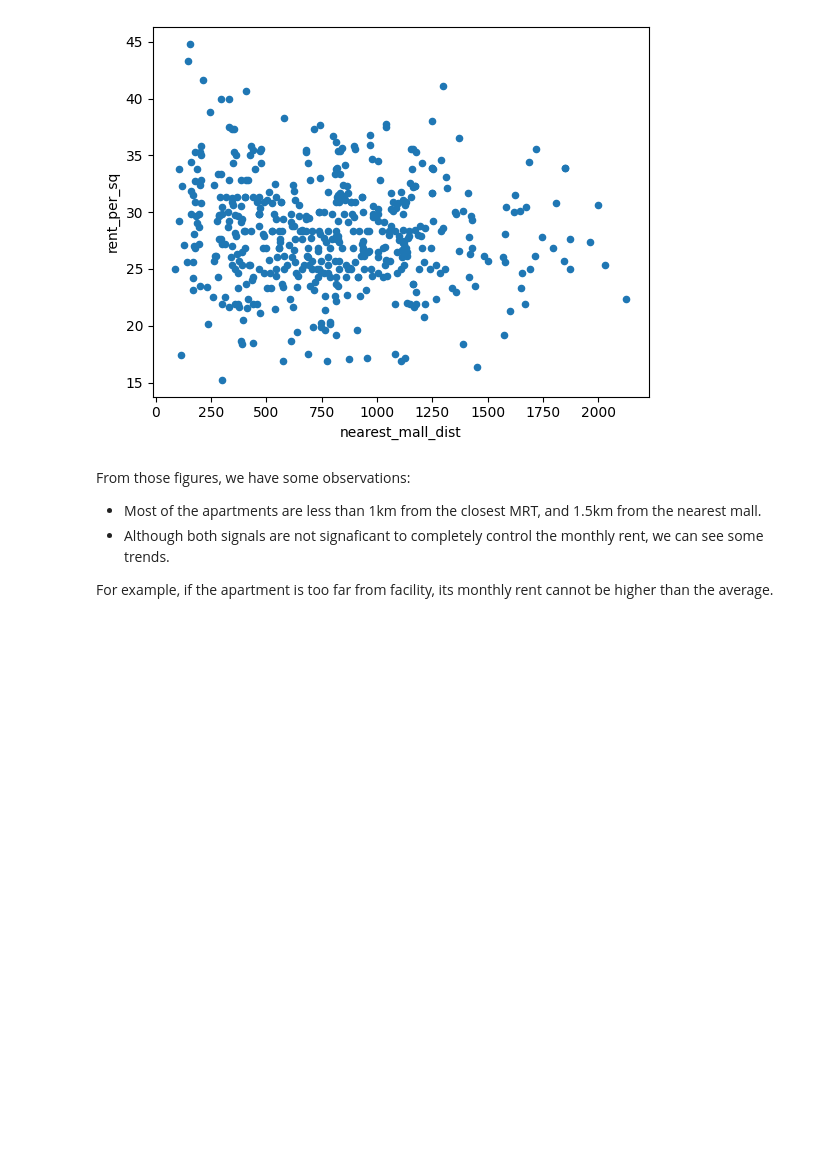
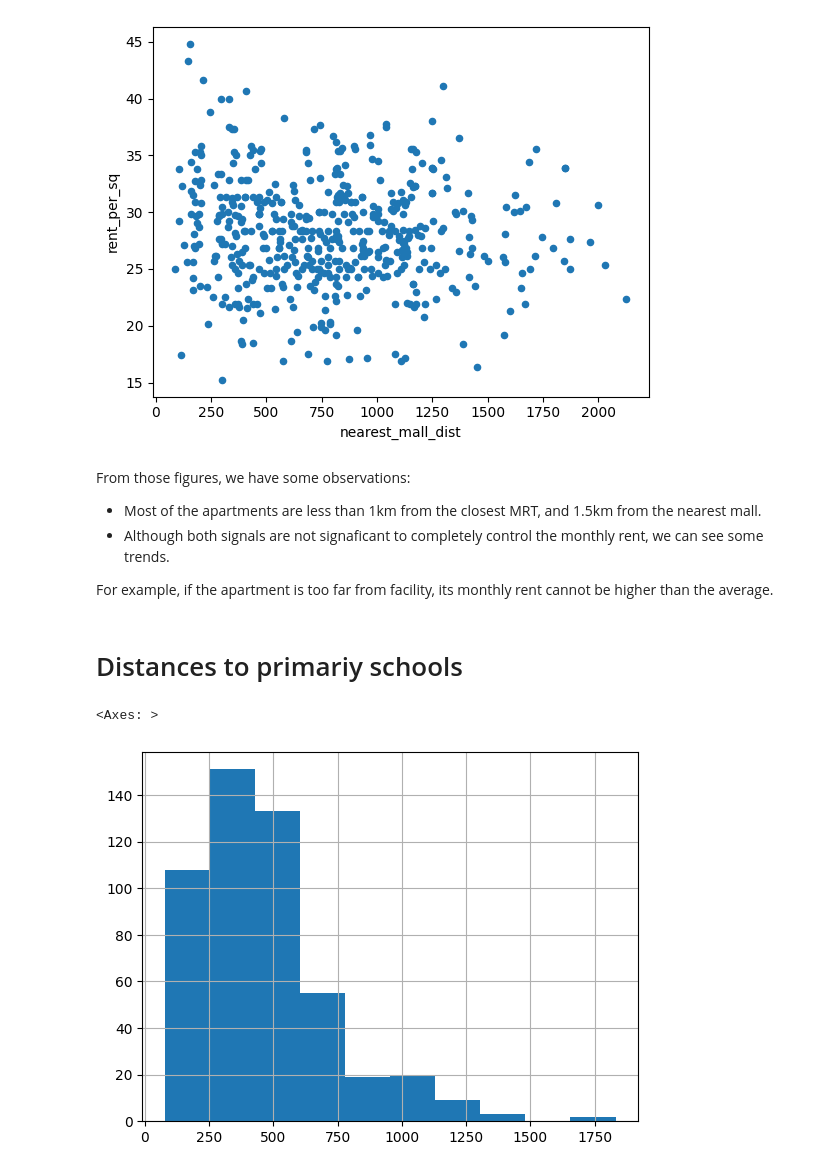
Before and after one commit to cs5228-group-1/cs5228-final-project, a Jupyter notebook: EDA.ipynb, the cells around one changed output. Drawn from its saved outputs; the diff is of its cells as text; code cells hidden in the pictures; blank space fills up the shorter version.

```diff
--- a/EDA.ipynb
+++ b/EDA.ipynb
@@ -150,3 +160,19 @@ From those figures, we have some observations:
 - Although both signals are not signaficant to completely control the monthly rent, we can see some trends.
 
 For example, if the apartment is too far from facility, its monthly rent cannot be higher than the average.
+# %% [markdown]
+# Distances to primariy schools
+# %%
+SCHOOL_DATAFRAME_PATH = "data/auxiliary-data/auxiliary-data/sg-primary-schools.csv"
+mall_df = pd.read_csv(SCHOOL_DATAFRAME_PATH).drop_duplicates(POSITION_ATTRS)
+samples[['nearest_school_dist', 'nearest_school_name']] = \
+    samples.apply(
+        lambda row: distance_to_nearest_place(row, mall_df, 'name'),
+        axis=1,
+        result_type="expand"
+)
+# %%
+samples.nearest_school_dist.hist()
+# %% [output]
+<Axes: >
+[figure, added]
```
Also changed, not shown: parts of 2 cells of this notebook.
